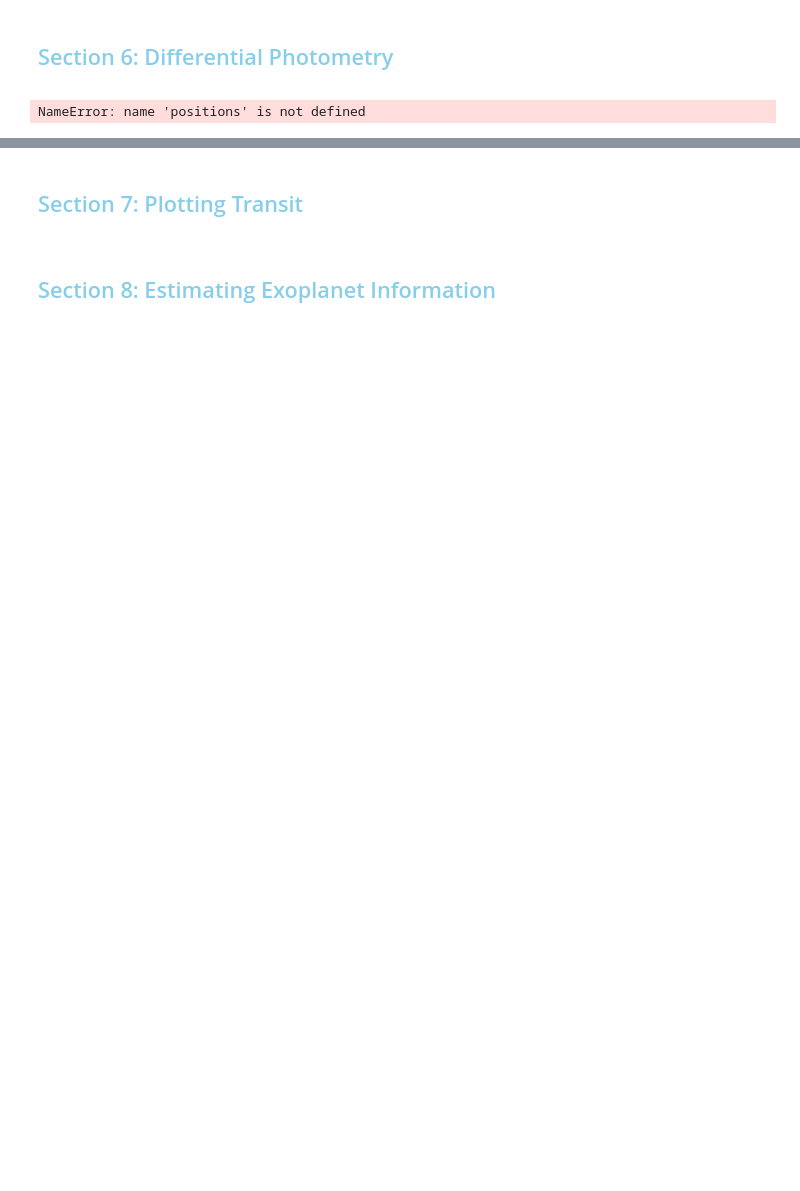
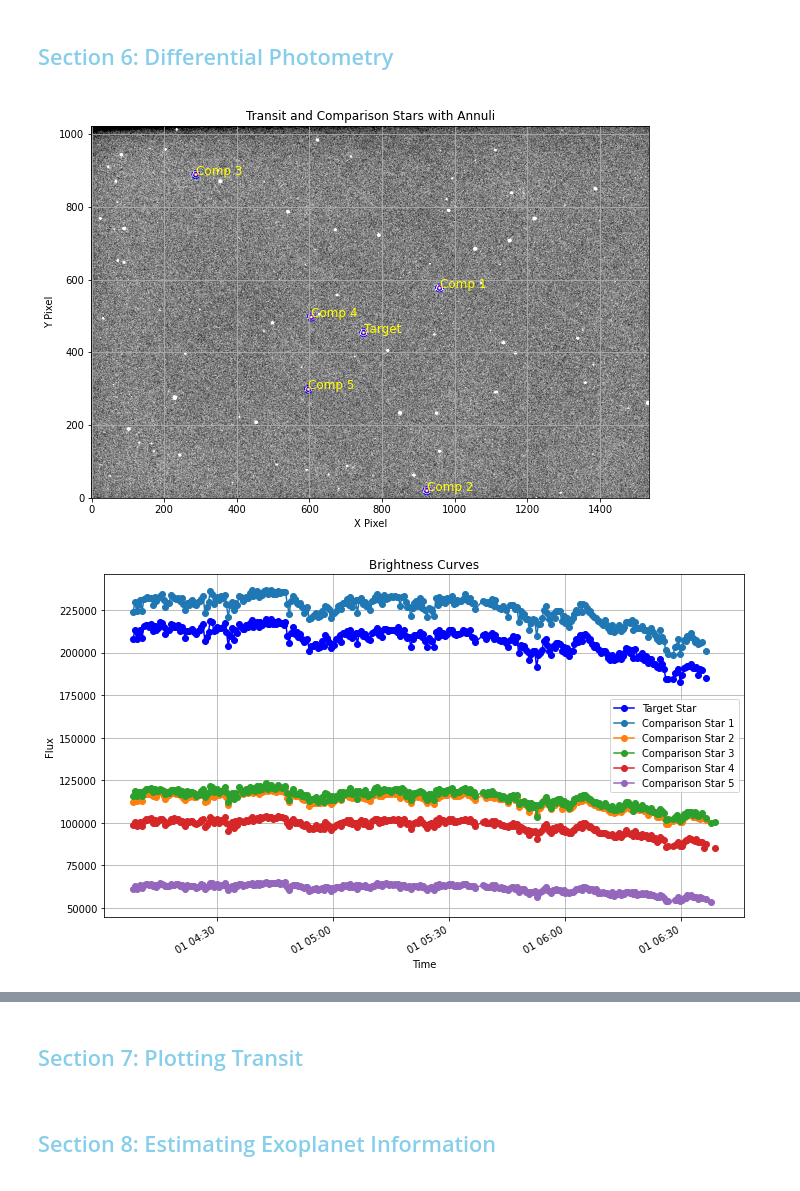
Before and after one commit to aidenweatherbee/ExoplanetTransitProcessing, a Jupyter notebook: TransitProcessing.ipynb, the cells around one changed output, grey strips where cells are left out. Cells and saved outputs as stored; diff of their text form; code cells hidden in the pictures; blank space fills up the shorter version.

```diff
--- a/TransitProcessing.ipynb
+++ b/TransitProcessing.ipynb
@@ -462,7 +463,7 @@ import numpy as np
 import matplotlib.pyplot as plt
 from astropy.io import fits
 from datetime import datetime
-from photutils.aperture import CircularAperture, aperture_photometry
+from photutils.aperture import CircularAperture, CircularAnnulus, aperture_photometry
 from astropy.stats import sigma_clip
 from scipy.signal import savgol_filter
 import george
@@ -472,27 +473,41 @@ import logging
 # Configure logging
 logging.basicConfig(level=logging.INFO, format='%(asctime)s - %(levelname)s - %(message)s')
 
-# Perform aperture photometry
-def perform_aperture_photometry(image_data, positions, aperture_radius=5):
-    """Perform aperture photometry on given positions in the image data."""
+# Perform aperture photometry with annulus background subtraction
+def perform_aperture_photometry(image_data, positions, aperture_radius=5, annulus_radii=(1, 6)):
+    """Perform aperture photometry with annulus background subtraction."""
     apertures = CircularAperture(positions, r=aperture_radius)
+    annulus_apertures = CircularAnnulus(positions, r_in=aperture_radius+annulus_radii[0], r_out=aperture_radius+annulus_radii[1])
+
     phot_table = aperture_photometry(image_data, apertures)
-    fluxes = phot_table['aperture_sum']
+    annulus_masks = annulus_apertures.to_mask(method='center')
+
+    bkg_median = []
+    for mask in annulus_masks:
+        annulus_data = mask.multiply(image_data)
+        mask_data = annulus_data[mask.data > 0]
+        mean_sigclip, median_sigclip, std_sigclip = sigma_clipped_stats(mask_data)
+        bkg_median.append(median_sigclip)
+
+    bkg_median = np.array(bkg_median)
+    fluxes = phot_table['aperture_sum'] - bkg_median * apertures.area
     return fluxes
 
 # Plot stars on the image
-def plot_stars(image_data, recentered_positions, aperture_radius=5):
-    """Plot target and comparison stars on the image."""
+def plot_stars(image_data, positions, aperture_radius=5, annulus_radii=(1, 6)):
+    """Plot target and comparison stars on the image with annulus."""
     plt.figure(figsize=(10, 10))
     plt.imshow(image_data, cmap='gray', origin='lower', vmin=np.percentile(image_data, 5), vmax=np.percentile(image_data, 95))
-    apertures = CircularAperture(recentered_positions, r=aperture_radius)
+    apertures = CircularAperture(positions, r=aperture_radius)
+    annulus_apertures = CircularAnnulus(positions, r_in=aperture_radius+annulus_radii[0], r_out=aperture_radius+annulus_radii[1])
     apertures.plot(color='red', lw=1.5, alpha=0.7)
+    annulus_apertures.plot(color='blue', linestyle='dashed')
 
-    for i, pos in enumerate(recentered_positions):
+    for i, pos in enumerate(positions):
         label = 'Target' if i == 0 else f'Comp {i}'
         plt.text(pos[0], pos[1], label, color='yellow', fontsize=12)
 
-    plt.title('Transit and Comparison Stars')
+    plt.title('Transit and Comparison Stars with Annuli')
     plt.xlabel('X Pixel')
     plt.ylabel('Y Pixel')
     plt.grid(True)
@@ -534,11 +549,19 @@ def apply_gaussian_process(times, flux):
     return mu
 
 # Differential photometry
-def differential_photometry(folder_path, keyword, recentered_positions, aperture_radius=5):
+def differential_photometry(folder_path, keyword, selected_stars, aperture_radius=5, annulus_radii=(1, 6)):
     """Perform differential photometry to detect exoplanet transits."""
+    if not selected_stars:
+        logging.error("No stars selected for photometry.")
+        return
+
     times = []
     target_fluxes = []
-    comparison_fluxes = [[] for _ in range(len(recentered_positions[0]) - 1)]
+    comparison_fluxes = [[] for _ in range(len(selected_stars) - 1)]
+
+    positions = [star['position'] for star in selected_stars]
+    target_position = positions[0]
+    comparison_positions = positions[1:]
 
     for i, filename in enumerate(sorted(os.listdir(folder_path))):
         if keyword in filename:
@@ -551,13 +574,13 @@ def differential_photometry(folder_path, keyword, recentered_positions, aperture
                     times.append(time)
 
                     if i == 0:
-                        plot_stars(image_data, recentered_positions[i], aperture_radius)
+                        plot_stars(image_data, positions, aperture_radius, annulus_radii)
 
-                    target_flux = perform_aperture_photometry(image_data, [recentered_positions[i][0]], aperture_radius=aperture_radius)[0]
+                    target_flux = perform_aperture_photometry(image_data, [target_position], aperture_radius, annulus_radii=annulus_radii)[0]
                     target_fluxes.append(target_flux)
 
-                    for j in range(len(comparison_fluxes)):
-                        comp_flux = perform_aperture_photometry(image_data, [recentered_positions[i][j+1]], aperture_radius=aperture_radius)[0]
+                    for j, comp_pos in enumerate(comparison_positions):
+                        comp_flux = perform_aperture_photometry(image_data, [comp_pos], aperture_radius, annulus_radii=annulus_radii)[0]
                         comparison_fluxes[j].append(comp_flux)
             except Exception as e:
                 logging.error(f"Error processing file {file_path}: {e}")
@@ -569,33 +592,34 @@ def differential_photometry(folder_path, keyword, recentered_positions, aperture
 
     plot_brightness_curves(times, target_fluxes, comparison_fluxes)
 
     times_num = np.array([datetime.timestamp(t) for t in times])
 
     weighted_comparison_flux = weighted_average_comparison_fluxes([flux.data for flux in comparison_fluxes])
     normalized_flux = np.array(target_fluxes.data) / weighted_comparison_flux
 
     median_filtered_flux = savgol_filter(normalized_flux, window_length=11, polyorder=2)
     clipped_flux = sigma_clip(median_filtered_flux, sigma=3, maxiters=2)
 
     cleaned_flux = apply_gaussian_process(times_num, clipped_flux)
 
     plt.figure(figsize=(10, 6))
     plt.plot(times, normalized_flux, marker='o', linestyle='-', color='b', label='Normalized Flux')
     plt.plot(times, cleaned_flux, linestyle='-', color='r', label='GP Cleaned Flux')
     plt.xlabel('Time')
     plt.ylabel('Normalized Flux')
     plt.title('Differential Light Curve')
     plt.legend()
     plt.grid(True)
     plt.gcf().autofmt_xdate()
     plt.tight_layout()
     plt.show()
 
 # Example usage
 folder = "D:\\TransitResearch\\2024-05-31\\calibrated_images3"
 keyword = "HAT"
-# recentered_positions = recenter_stars(folder, keyword, initial_positions, box_size=aperture_size)
 
-differential_photometry(folder, keyword, recentered_positions)
+# Assuming selected_stars is the output from the previous block
+differential_photometry(folder, keyword, selected_stars)
 # %% [output]
-NameError: name 'positions' is not defined
+[figure, added]
+[figure, added]
```
Also changed, not shown: parts of 2 cells of this notebook.
